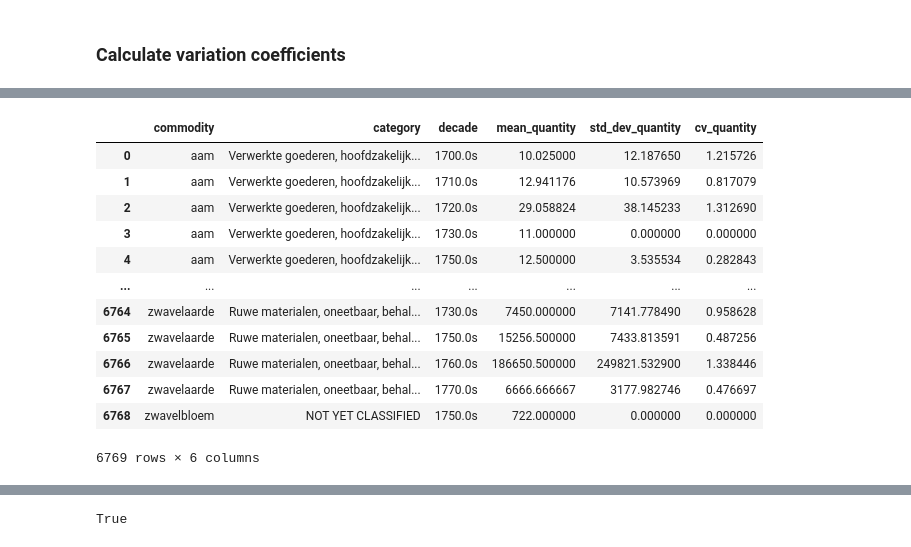
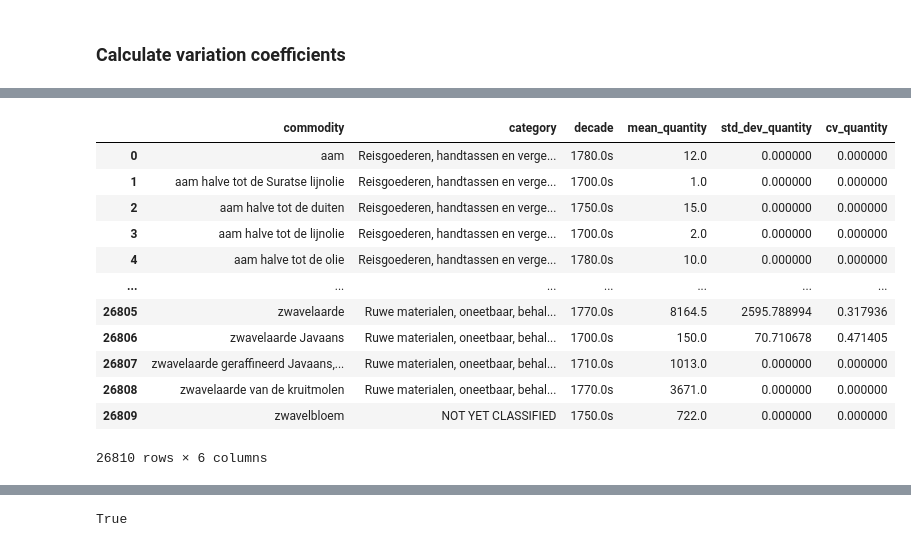
Before and after one commit to vera-pro/unstable-commodities, a Jupyter notebook: Shipping stability.ipynb, the cells around one changed output, grey strips where cells are left out. Cells and saved outputs as stored; diff of their text form; code cells hidden in the pictures.

```diff
--- a/Shipping stability.ipynb
+++ b/Shipping stability.ipynb
@@ -108,6 +126,7 @@ import numpy as np
 df_product['id'] = df_product['id'].astype(int)
 df_voyage['voyId'] = df_voyage['voyId'].astype(str)
 df_voyage['voyDepartureYear'] = df_voyage['voyDepartureYear'].astype(int)
+df_specification['id'] = pd.to_numeric(df_specification['id'],errors='coerce')
 df_cargo['carQuantityNumeric'] = df_cargo.apply(lambda row: quantity_to_decimal(row['carQuantity'],
                                                                                row['carQuantityNumeric']),
                                                 axis=1)
@@ -172,0 +170,10 @@ set(df_merged['voyDepartureYear'].tolist())
+# %%
+def get_specification(cargo_id):
+    df_target = df_specification[df_specification['id']==cargo_id]
+    if len(df_target)>0:
+        return df_target.iloc[0]['naam']
+    print('Failed to find specification for id: ',cargo_id)
+    return ''
+df_merged['nameComplete'] = df_merged.apply(lambda row: row['naam'] if pd.isna(row['carSpecificationId'])
+                                           else row['naam'] + ' ' + get_specification(row['carSpecificationId']),
+                                           axis=1)
@@ -173,10 +198,10 @@ set(df_merged['voyDepartureYear'].tolist())
 # %%
 df_merged['decade'] = df_merged['voyDepartureYear'].map(lambda x: str((x //10)*10)+'s')
 # %%
-df_merged_clean = df_merged[['naam','carQuantityNumeric','carVoyageId',
+df_merged_clean = df_merged[['naam','nameComplete','carQuantityNumeric','carVoyageId',
                             'voyDepartureYear','decade']].drop_duplicates()
 
-df_merged_clean['appearance_count'] = df_merged_clean.groupby('naam')['naam'].transform('size')
+df_merged_clean['appearance_count'] = df_merged_clean.groupby('nameComplete')['nameComplete'].transform('size')
 df_merged_clean=df_merged_clean.sort_values(by='naam')
 df_merged_clean
 # %% [output]
@@ -222,17 +247,28 @@ uri_by_name = {label.lower():
               for label in [item['prefLabelNL']['value']]+[lbl for lbl in item['altLabelsNL']['value'].split('; ') if lbl]
              }
 
-def get_second_broadest_label(url='', cur_label=''):
+
+def get_category_chain(url='', cur_label='', chain=[]):
     '''
-    Recursively looking for the second-broadest label (category) in the thesaurus
+    Recursively looking for nested categories in the thesaurus
     '''
     if not url:
         url = uri_by_name[cur_label]
     if url not in parent_uri: # can't go any higher
-        return cur_label
+        return [cur_label]
     new_url = parent_uri[url]
     new_label = name_by_uri[new_url] if new_url in name_by_uri else name_by_uri[url]
-    return get_second_broadest_label(new_url, new_label)
+    return [cur_label] + get_category_chain(new_url, new_label)
+
+def get_category_chain_by_name(label):
+    return get_category_chain(url='',cur_label=label)
 
 def get_category_by_name(label):
-    return get_second_broadest_label(url='',cur_label=label)
+    chain = get_category_chain_by_name(label)
+    if chain[-1].startswith('Verwerkte'): # too broad, narrow down
+        return chain[-2]
+    if chain[-1].startswith('Voedsel'): # too broad
+        return chain[-2]
+    if chain[-1].startswith('Koffie, thee,'):
+        return chain[-2]
+    return chain[-1]
@@ -297,7 +332,7 @@ set(filtered_df['category'].tolist())
 # %%
 # Group by product and time period to get quantities by decade
 
-df_grouped = filtered_df.groupby(['naam', 'category', 'decade']).agg({'carQuantityNumeric': ['mean','std']}).reset_index()
+df_grouped = filtered_df.groupby(['nameComplete', 'category', 'decade']).agg({'carQuantityNumeric': ['mean','std']}).reset_index()
 
 print(df_grouped)
 # df_grouped = df_grouped.groupby(['naam', 'voyDepartureYear'])['carQuantityNumeric'].sum().reset_index()
@@ -332,13 +367,13 @@ df_grouped
 |  | commodity | category | decade | mean_quantity | std_dev_quantity | cv_quantity |
-| 0 | aam | Verwerkte goederen, hoofdzakelijk... | 1700.0s | 10.025000 | 12.187650 | 1.215726 |
-| 1 | aam | Verwerkte goederen, hoofdzakelijk... | 1710.0s | 12.941176 | 10.573969 | 0.817079 |
-| 2 | aam | Verwerkte goederen, hoofdzakelijk... | 1720.0s | 29.058824 | 38.145233 | 1.312690 |
-| 3 | aam | Verwerkte goederen, hoofdzakelijk... | 1730.0s | 11.000000 | 0.000000 | 0.000000 |
-| 4 | aam | Verwerkte goederen, hoofdzakelijk... | 1750.0s | 12.500000 | 3.535534 | 0.282843 |
+| 0 | aam | Reisgoederen, handtassen en verge... | 1780.0s | 12.0 | 0.000000 | 0.000000 |
+| 1 | aam halve tot de Suratse lijnolie | Reisgoederen, handtassen en verge... | 1700.0s | 1.0 | 0.000000 | 0.000000 |
+| 2 | aam halve tot de duiten | Reisgoederen, handtassen en verge... | 1750.0s | 15.0 | 0.000000 | 0.000000 |
+| 3 | aam halve tot de lijnolie | Reisgoederen, handtassen en verge... | 1700.0s | 2.0 | 0.000000 | 0.000000 |
+| 4 | aam halve tot de olie | Reisgoederen, handtassen en verge... | 1780.0s | 10.0 | 0.000000 | 0.000000 |
 | ... | ... | ... | ... | ... | ... | ... |
-| 6764 | zwavelaarde | Ruwe materialen, oneetbaar, behal... | 1730.0s | 7450.000000 | 7141.778490 | 0.958628 |
-| 6765 | zwavelaarde | Ruwe materialen, oneetbaar, behal... | 1750.0s | 15256.500000 | 7433.813591 | 0.487256 |
-| 6766 | zwavelaarde | Ruwe materialen, oneetbaar, behal... | 1760.0s | 186650.500000 | 249821.532900 | 1.338446 |
-| 6767 | zwavelaarde | Ruwe materialen, oneetbaar, behal... | 1770.0s | 6666.666667 | 3177.982746 | 0.476697 |
-| 6768 | zwavelbloem | NOT YET CLASSIFIED | 1750.0s | 722.000000 | 0.000000 | 0.000000 |
+| 26805 | zwavelaarde | Ruwe materialen, oneetbaar, behal... | 1770.0s | 8164.5 | 2595.788994 | 0.317936 |
+| 26806 | zwavelaarde Javaans | Ruwe materialen, oneetbaar, behal... | 1700.0s | 150.0 | 70.710678 | 0.471405 |
+| 26807 | zwavelaarde geraffineerd Javaans,... | Ruwe materialen, oneetbaar, behal... | 1710.0s | 1013.0 | 0.000000 | 0.000000 |
+| 26808 | zwavelaarde van de kruitmolen | Ruwe materialen, oneetbaar, behal... | 1770.0s | 3671.0 | 0.000000 | 0.000000 |
+| 26809 | zwavelbloem | NOT YET CLASSIFIED | 1750.0s | 722.0 | 0.000000 | 0.000000 |
-6769 rows × 6 columns
+26810 rows × 6 columns
```
Also changed, not shown: parts of 17 cells of this notebook.
